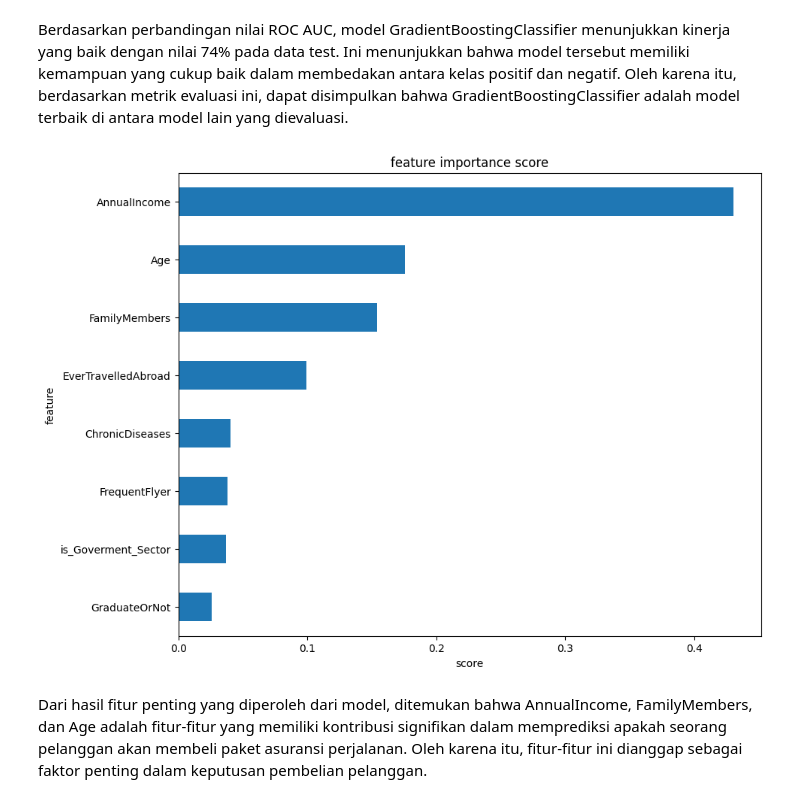
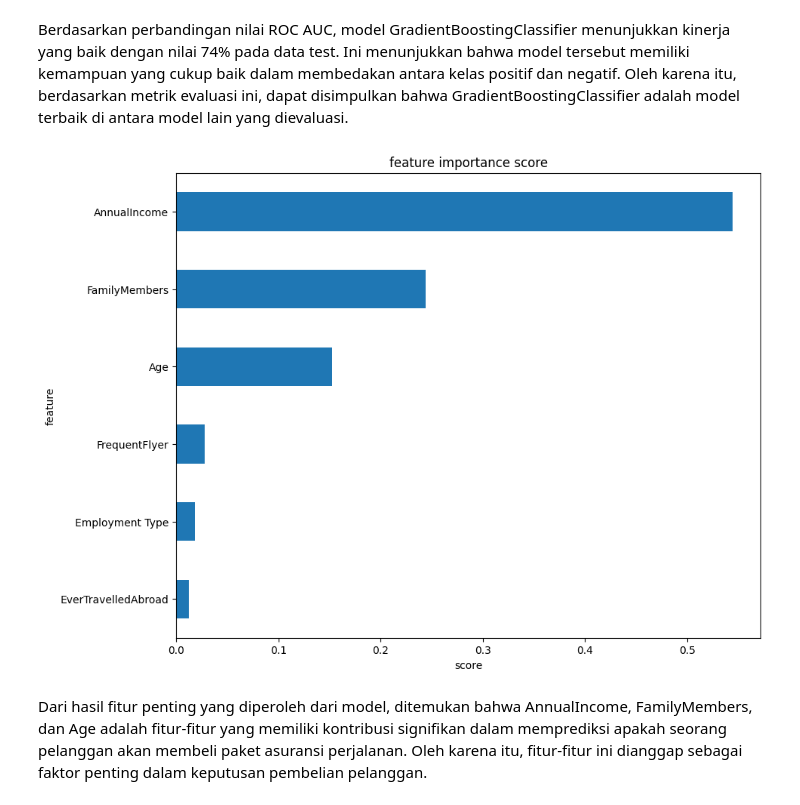
Before and after one commit to mfathul21/travel-insurance, a Jupyter notebook: Proyek_Pertama_Predictive_Analytics.ipynb, the cells around one changed output. Saved outputs shown, nothing was run; the diff lists cells and outputs as text; code cells hidden in the pictures.

```diff
--- a/Proyek_Pertama_Predictive_Analytics.ipynb
+++ b/Proyek_Pertama_Predictive_Analytics.ipynb
@@ -476,0 +479,7 @@ Dari matriks tersebut, dapat dilihat bahwa:
+# %%
+col = ['Age', 'Employment Type',
+       'AnnualIncome', 'FamilyMembers',
+       'FrequentFlyer', 'EverTravelledAbroad',
+       'TravelInsurance']
+
+insurance_clean = insurance[col]
@@ -495,11 +513,10 @@ insurance[categorical_col]
 # %% [markdown]
 Dari fitur-fitur kategori yang tersedia, rencananya akan dilakukan proses pengkodean kategori atau pemetaan (mapping) pada fitur Employment Type, GraduateOrNot, FrequentFlyer, dan EverTravelledAbroad. Pada fitur Employment Type, nilai "Government Sector" akan diubah menjadi 1 dan "Private Sector/Self Employed" akan diubah menjadi 0. Sedangkan pada fitur-fitur kategori lainnya, nilai "Yes" akan diubah menjadi 1 dan "No" akan diubah menjadi 0.
 # %%
-insurance_clean = insurance.copy()
-insurance_clean['is_Goverment_Sector'] = insurance_clean[categorical_col[0]].map(lambda x: 1 if x=='Government Sector' else 0)
-insurance_clean[categorical_col[1:]] = insurance_clean[categorical_col[1:]].applymap(
-                                  lambda x: 1 if x == 'Yes' else 0)
-insurance_clean.drop('Employment Type', axis=1, inplace=True)
+insurance_clean['Employment Type'] = insurance_clean['Employment Type'].map(
+                                          lambda x: 1 if x=='Government Sector' else 0)
+insurance_clean[['FrequentFlyer', 'EverTravelledAbroad']] = insurance_clean[['FrequentFlyer', 'EverTravelledAbroad']].applymap(
+                                                              lambda x: 1 if x == 'Yes' else 0)
 
 insurance_clean
 # %% [output]
@@ -745,10 +788,10 @@ plt.savefig("comparison-model.jpg", bbox_inches='tight')
 # %% [markdown]
 Berdasarkan perbandingan nilai ROC AUC, model GradientBoostingClassifier menunjukkan kinerja yang baik dengan nilai 74% pada data test. Ini menunjukkan bahwa model tersebut memiliki kemampuan yang cukup baik dalam membedakan antara kelas positif dan negatif. Oleh karena itu, berdasarkan metrik evaluasi ini, dapat disimpulkan bahwa GradientBoostingClassifier adalah model terbaik di antara model lain yang dievaluasi.
 # %%
-show_feature_importance(rfc)
+show_feature_importance(gbc)
 
 plt.savefig("feature-importance.jpg", bbox_inches='tight')
 # %% [output]
-[figure, old version]
+[figure, new version]
 # %% [markdown]
 Dari hasil fitur penting yang diperoleh dari model, ditemukan bahwa AnnualIncome, FamilyMembers, dan Age adalah fitur-fitur yang memiliki kontribusi signifikan dalam memprediksi apakah seorang pelanggan akan membeli paket asuransi perjalanan. Oleh karena itu, fitur-fitur ini dianggap sebagai faktor penting dalam keputusan pembelian pelanggan.
```
Also changed, not shown: parts of 21 cells of this notebook.
